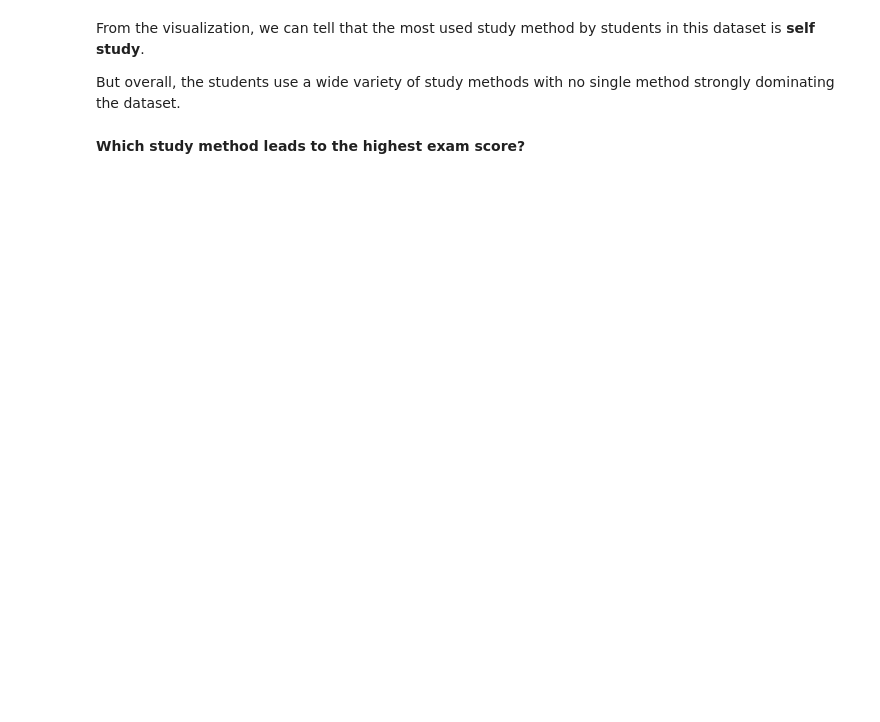
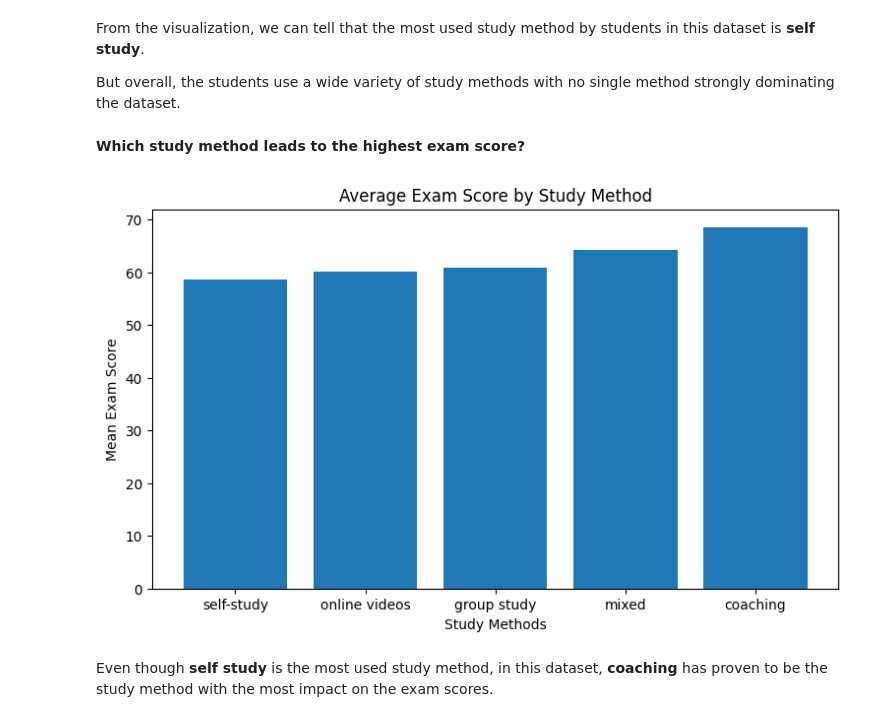
Before and after one commit to Bolajiiii/Data-Science-From-Scratch-Journey, a Jupyter notebook: chapter_5/01_describing_data.ipynb, the cells around one changed output. Saved outputs shown, nothing was run; the diff lists cells and outputs as text; code cells hidden in the pictures; blank space fills up the shorter version.

```diff
--- a/chapter_5/01_describing_data.ipynb
+++ b/chapter_5/01_describing_data.ipynb
@@ -68,3 +71,20 @@ From the visualization, we can tell that the most used study method by students
 But overall, the students use a wide variety of study methods with no single method strongly dominating the dataset.
 # %% [markdown]
 **Which study method leads to the highest exam score?**
+# %%
+grpd_study_mthd = df.groupby('study_method').agg(mean_exam_score=('exam_score', 'mean')).sort_values(by='mean_exam_score')
+grpd_study_mthd.shape
+
+plt.figure(figsize=(9, 5))
+plt.bar(x=grpd_study_mthd.index, height=grpd_study_mthd['mean_exam_score'])
+
+# label axis
+plt.xlabel('Study Methods')
+plt.ylabel('Mean Exam Score')
+plt.title('Average Exam Score by Study Method')
+
+plt.show()
+# %% [output]
+[figure, added]
+# %% [markdown]
+Even though **self study** is the most used study method, in this dataset, **coaching** has proven to be the study method with the most impact on the exam scores.
```
Also changed, not shown: parts of 3 cells of this notebook.
